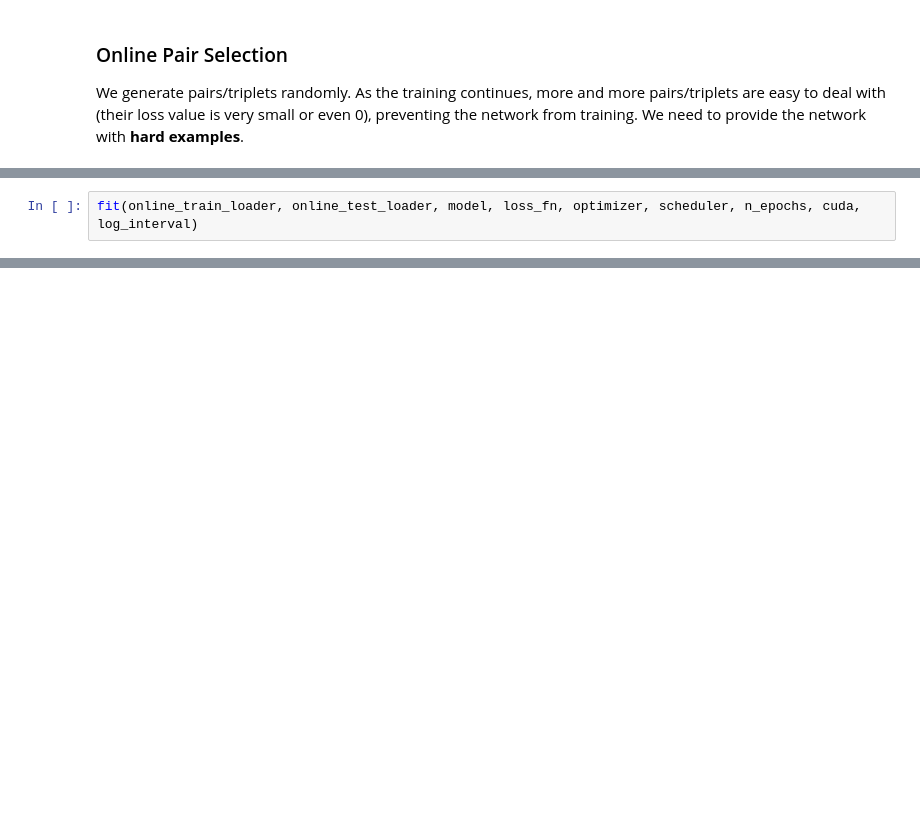
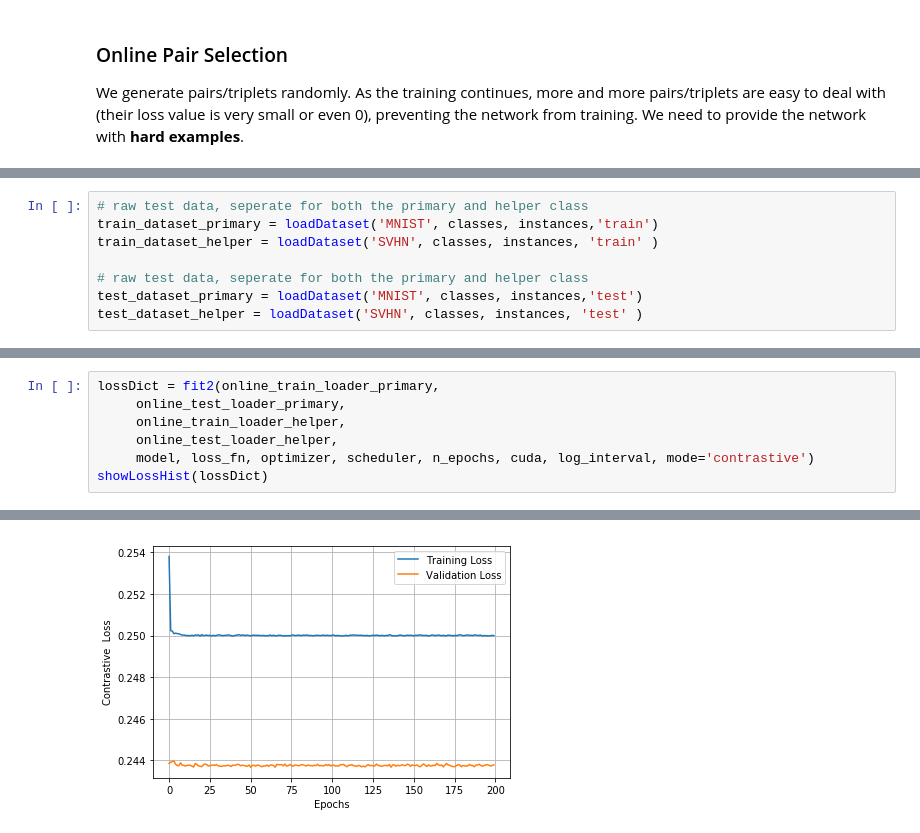
Before and after one commit to lovish1234/MLPrototype, a Jupyter notebook: siamese-triplet/Siamese_Domain_Embedding.ipynb, the cells around one changed output, grey strips where cells are left out. Drawn from its saved outputs; the diff is of its cells as text; blank space fills up the shorter version.

```diff
--- a/siamese-triplet/Siamese_Domain_Embedding.ipynb
+++ b/siamese-triplet/Siamese_Domain_Embedding.ipynb
@@ -318,3 +275,11 @@ plot_embeddings(primary_test_embeddings, primary_test_labels, helper_test_embedd
+# %%
+# raw test data, seperate for both the primary and helper class
+train_dataset_primary = loadDataset('MNIST', classes, instances,'train')
+train_dataset_helper = loadDataset('SVHN', classes, instances, 'train' )
+
+# raw test data, seperate for both the primary and helper class
+test_dataset_primary = loadDataset('MNIST', classes, instances,'test')
+test_dataset_helper = loadDataset('SVHN', classes, instances, 'test' )
 # %%
 from datasets import BalancedBatchSampler
 
@@ -344,3 +330,9 @@ n_epochs = 20
 log_interval = 50
 # %%
-fit(online_train_loader, online_test_loader, model, loss_fn, optimizer, scheduler, n_epochs, cuda, log_interval)
+lossDict = fit2(online_train_loader_primary,
+     online_test_loader_primary,
+     online_train_loader_helper,
+     online_test_loader_helper,
+     model, loss_fn, optimizer, scheduler, n_epochs, cuda, log_interval, mode='contrastive')
+showLossHist(lossDict)
+# %% [output]
@@ -346,0 +356 @@ fit(online_train_loader, online_test_loader, model, loss_fn, optimizer, schedule
+[figure, added]
```
Also changed, not shown: parts of 20 cells of this notebook, 1 other file.
